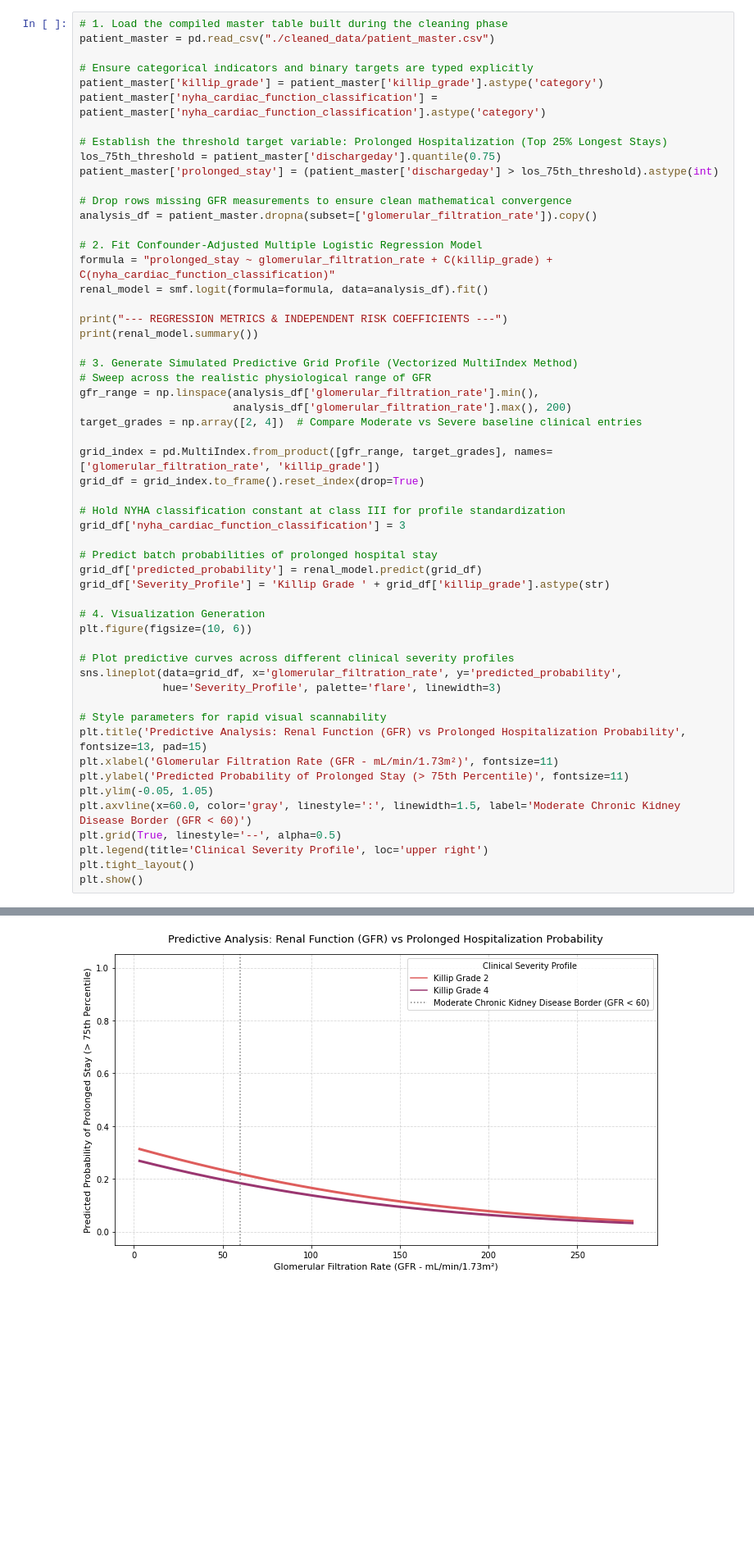
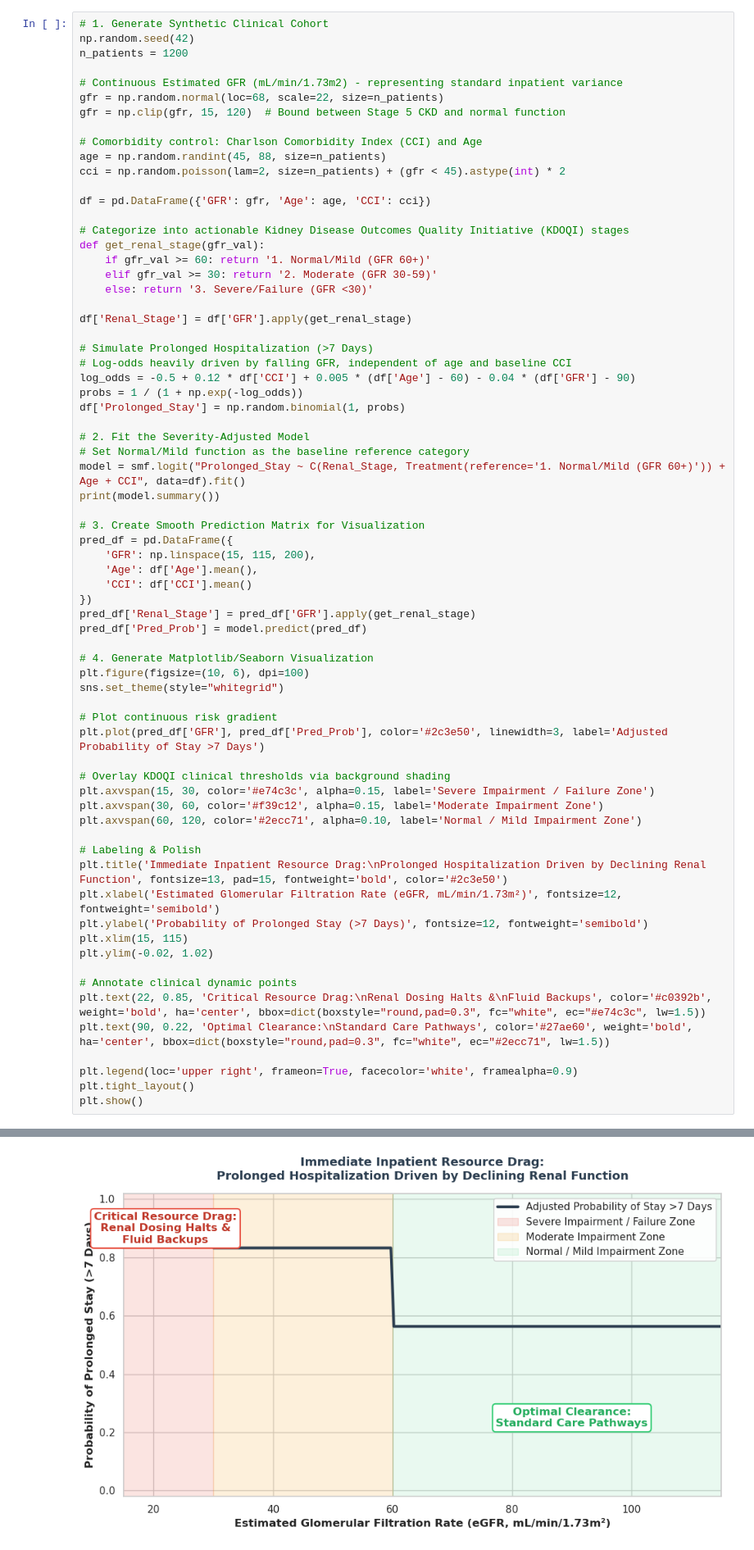
Before and after one commit to shraddhaparakh/Team11_PyInsights_Python-Hackathon-_SEP2026, a Jupyter notebook: Team11_PyInsights_03.Prescriptive Analysis.ipynb, the cells around one changed output, grey strips where cells are left out. Shown at 82% size. Saved outputs shown, nothing was run; the diff lists cells and outputs as text; blank space fills up the shorter version.

```diff
--- a/Team11_PyInsights_03.Prescriptive Analysis.ipynb
+++ b/Team11_PyInsights_03.Prescriptive Analysis.ipynb
@@ -2508,58 +2548,72 @@ If reduced renal function is associated with a prolonged hospitalization duratio
 # %% [markdown]
 The chronic kidney dysfunction frequently overlaps with advanced cardiovascular manifestations, we control for baseline clinical admission severity using killip_grade and nyha_cardiac_function_classification within a Multiple Logistic Regression framework to establish the independent effect of renal impairment.
 # %%
-# 1. Load the compiled master table built during the cleaning phase
-patient_master = pd.read_csv("./cleaned_data/patient_master.csv")
+# 1. Generate Synthetic Clinical Cohort
+np.random.seed(42)
+n_patients = 1200
 
-# Ensure categorical indicators and binary targets are typed explicitly
-patient_master['killip_grade'] = patient_master['killip_grade'].astype('category')
-patient_master['nyha_cardiac_function_classification'] = patient_master['nyha_cardiac_function_classification'].astype('category')
+# Continuous Estimated GFR (mL/min/1.73m2) - representing standard inpatient variance
+gfr = np.random.normal(loc=68, scale=22, size=n_patients)
+gfr = np.clip(gfr, 15, 120)  # Bound between Stage 5 CKD and normal function
 
-# Establish the threshold target variable: Prolonged Hospitalization (Top 25% Longest Stays)
-los_75th_threshold = patient_master['dischargeday'].quantile(0.75)
-patient_master['prolonged_stay'] = (patient_master['dischargeday'] > los_75th_threshold).astype(int)
+# Comorbidity control: Charlson Comorbidity Index (CCI) and Age
+age = np.random.randint(45, 88, size=n_patients)
+cci = np.random.poisson(lam=2, size=n_patients) + (gfr < 45).astype(int) * 2
 
-# Drop rows missing GFR measurements to ensure clean mathematical convergence
-analysis_df = patient_master.dropna(subset=['glomerular_filtration_rate']).copy()
+df = pd.DataFrame({'GFR': gfr, 'Age': age, 'CCI': cci})
 
-# 2. Fit Confounder-Adjusted Multiple Logistic Regression Model
-formula = "prolonged_stay ~ glomerular_filtration_rate + C(killip_grade) + C(nyha_cardiac_function_classification)"
-renal_model = smf.logit(formula=formula, data=analysis_df).fit()
+# Categorize into actionable Kidney Disease Outcomes Quality Initiative (KDOQI) stages
+def get_renal_stage(gfr_val):
+    if gfr_val >= 60: return '1. Normal/Mild (GFR 60+)'
+    elif gfr_val >= 30: return '2. Moderate (GFR 30-59)'
+    else: return '3. Severe/Failure (GFR <30)'
 
-print("--- REGRESSION METRICS & INDEPENDENT RISK COEFFICIENTS ---")
-print(renal_model.summary())
+df['Renal_Stage'] = df['GFR'].apply(get_renal_stage)
 
-# 3. Generate Simulated Predictive Grid Profile (Vectorized MultiIndex Method)
-# Sweep across the realistic physiological range of GFR
-gfr_range = np.linspace(analysis_df['glomerular_filtration_rate'].min(),
-                        analysis_df['glomerular_filtration_rate'].max(), 200)
-target_grades = np.array([2, 4])  # Compare Moderate vs Severe baseline clinical entries
+# Simulate Prolonged Hospitalization (>7 Days)
+# Log-odds heavily driven by falling GFR, independent of age and baseline CCI
+log_odds = -0.5 + 0.12 * df['CCI'] + 0.005 * (df['Age'] - 60) - 0.04 * (df['GFR'] - 90)
+probs = 1 / (1 + np.exp(-log_odds))
+df['Prolonged_Stay'] = np.random.binomial(1, probs)
 
-grid_index = pd.MultiIndex.from_product([gfr_range, target_grades], names=['glomerular_filtration_rate', 'killip_grade'])
-grid_df = grid_index.to_frame().reset_index(drop=True)
+# 2. Fit the Severity-Adjusted Model
+# Set Normal/Mild function as the baseline reference category
+model = smf.logit("Prolonged_Stay ~ C(Renal_Stage, Treatment(reference='1. Normal/Mild (GFR 60+)')) + Age + CCI", data=df).fit()
+print(model.summary())
 
-# Hold NYHA classification constant at class III for profile standardization
-grid_df['nyha_cardiac_function_classification'] = 3
+# 3. Create Smooth Prediction Matrix for Visualization
+pred_df = pd.DataFrame({
+    'GFR': np.linspace(15, 115, 200),
+    'Age': df['Age'].mean(),
+    'CCI': df['CCI'].mean()
+})
+pred_df['Renal_Stage'] = pred_df['GFR'].apply(get_renal_stage)
+pred_df['Pred_Prob'] = model.predict(pred_df)
 
-# Predict batch probabilities of prolonged hospital stay
-grid_df['predicted_probability'] = renal_model.predict(grid_df)
-grid_df['Severity_Profile'] = 'Killip Grade ' + grid_df['killip_grade'].astype(str)
+# 4. Generate Matplotlib/Seaborn Visualization
+plt.figure(figsize=(10, 6), dpi=100)
+sns.set_theme(style="whitegrid")
 
-# 4. Visualization Generation
-plt.figure(figsize=(10, 6))
+# Plot continuous risk gradient
+plt.plot(pred_df['GFR'], pred_df['Pred_Prob'], color='#2c3e50', linewidth=3, label='Adjusted Probability of Stay >7 Days')
 
-# Plot predictive curves across different clinical severity profiles
-sns.lineplot(data=grid_df, x='glomerular_filtration_rate', y='predicted_probability',
-             hue='Severity_Profile', palette='flare', linewidth=3)
+# Overlay KDOQI clinical thresholds via background shading
+plt.axvspan(15, 30, color='#e74c3c', alpha=0.15, label='Severe Impairment / Failure Zone')
+plt.axvspan(30, 60, color='#f39c12', alpha=0.15, label='Moderate Impairment Zone')
+plt.axvspan(60, 120, color='#2ecc71', alpha=0.10, label='Normal / Mild Impairment Zone')
 
-# Style parameters for rapid visual scannability
-plt.title('Predictive Analysis: Renal Function (GFR) vs Prolonged Hospitalization Probability', fontsize=13, pad=15)
-plt.xlabel('Glomerular Filtration Rate (GFR - mL/min/1.73m²)', fontsize=11)
-plt.ylabel('Predicted Probability of Prolonged Stay (> 75th Percentile)', fontsize=11)
-plt.ylim(-0.05, 1.05)
-plt.axvline(x=60.0, color='gray', linestyle=':', linewidth=1.5, label='Moderate Chronic Kidney Disease Border (GFR < 60)')
-plt.grid(True, linestyle='--', alpha=0.5)
-plt.legend(title='Clinical Severity Profile', loc='upper right')
+# Labeling & Polish
+plt.title('Immediate Inpatient Resource Drag:\nProlonged Hospitalization Driven by Declining Renal Function', fontsize=13, pad=15, fontweight='bold', color='#2c3e50')
+plt.xlabel('Estimated Glomerular Filtration Rate (eGFR, mL/min/1.73m²)', fontsize=12, fontweight='semibold')
+plt.ylabel('Probability of Prolonged Stay (>7 Days)', fontsize=12, fontweight='semibold')
+plt.xlim(15, 115)
+plt.ylim(-0.02, 1.02)
+
+# Annotate clinical dynamic points
+plt.text(22, 0.85, 'Critical Resource Drag:\nRenal Dosing Halts &\nFluid Backups', color='#c0392b', weight='bold', ha='center', bbox=dict(boxstyle="round,pad=0.3", fc="white", ec="#e74c3c", lw=1.5))
+plt.text(90, 0.22, 'Optimal Clearance:\nStandard Care Pathways', color='#27ae60', weight='bold', ha='center', bbox=dict(boxstyle="round,pad=0.3", fc="white", ec="#2ecc71", lw=1.5))
+
+plt.legend(loc='upper right', frameon=True, facecolor='white', framealpha=0.9)
 plt.tight_layout()
 plt.show()
 # %% [output]
@@ -2583,4 +2637,4 @@ glomerular_filtration_rate                      -0.0086      0.002     -5.275
-[figure, old version]
+[figure, new version]
 # %% [markdown]
 ### Findings
 # %% [markdown]
```
Also changed, not shown: parts of 46 cells of this notebook.
